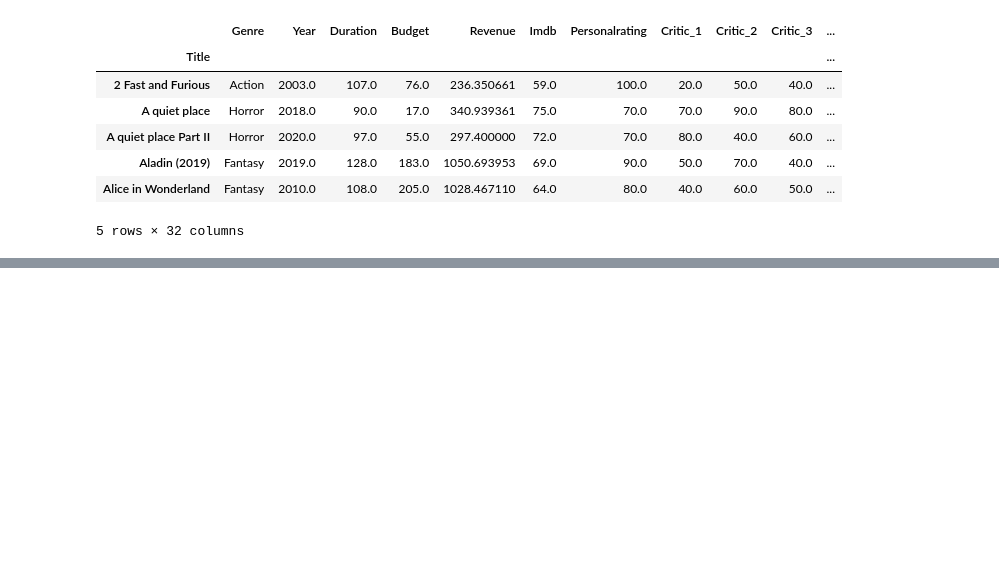
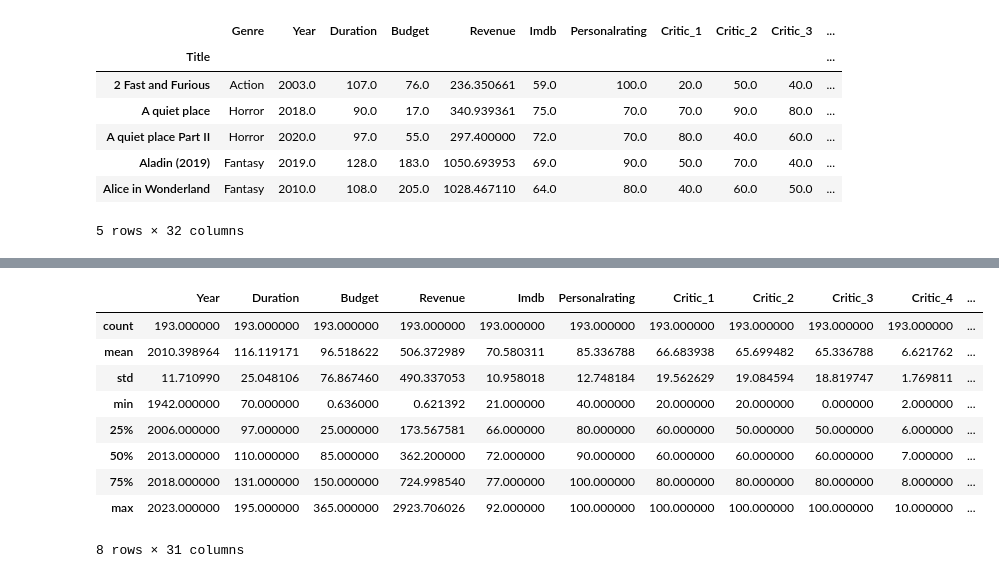
Before and after one commit to Alaninja1209/Did-you-like-the-movie-, a Jupyter notebook: Movie_Dataset_ExploratoryAnalysis.ipynb, the cells around one changed output, grey strips where cells are left out. Saved outputs shown, nothing was run; the diff lists cells and outputs as text; code cells hidden in the pictures; blank space fills up the shorter version.

Commit message:
Dropping rows with missing values and start stadistical analysis

```diff
--- a/Movie_Dataset_ExploratoryAnalysis.ipynb
+++ b/Movie_Dataset_ExploratoryAnalysis.ipynb
@@ -148,0 +151,3 @@ movies.head()
+# %%
+# We eliminate the columns with missing values
+movies.dropna(inplace = True)
@@ -148,0 +182,13 @@ movies.head()
+# %%
+movies.describe()
+# %% [output]
+|  | Year | Duration | Budget | Revenue | Imdb | Personalrating | Critic_1 | Critic_2 | Critic_3 | Critic_4 | ... |
+| count | 193.000000 | 193.000000 | 193.000000 | 193.000000 | 193.000000 | 193.000000 | 193.000000 | 193.000000 | 193.000000 | 193.000000 | ... |
+| mean | 2010.398964 | 116.119171 | 96.518622 | 506.372989 | 70.580311 | 85.336788 | 66.683938 | 65.699482 | 65.336788 | 6.621762 | ... |
+| std | 11.710990 | 25.048106 | 76.867460 | 490.337053 | 10.958018 | 12.748184 | 19.562629 | 19.084594 | 18.819747 | 1.769811 | ... |
+| min | 1942.000000 | 70.000000 | 0.636000 | 0.621392 | 21.000000 | 40.000000 | 20.000000 | 20.000000 | 0.000000 | 2.000000 | ... |
+| 25% | 2006.000000 | 97.000000 | 25.000000 | 173.567581 | 66.000000 | 80.000000 | 60.000000 | 50.000000 | 50.000000 | 6.000000 | ... |
+| 50% | 2013.000000 | 110.000000 | 85.000000 | 362.200000 | 72.000000 | 90.000000 | 60.000000 | 60.000000 | 60.000000 | 7.000000 | ... |
+| 75% | 2018.000000 | 131.000000 | 150.000000 | 724.998540 | 77.000000 | 100.000000 | 80.000000 | 80.000000 | 80.000000 | 8.000000 | ... |
+| max | 2023.000000 | 195.000000 | 365.000000 | 2923.706026 | 92.000000 | 100.000000 | 100.000000 | 100.000000 | 100.000000 | 10.000000 | ... |
+8 rows × 31 columns
```
Also changed, not shown: parts of 9 cells of this notebook.
